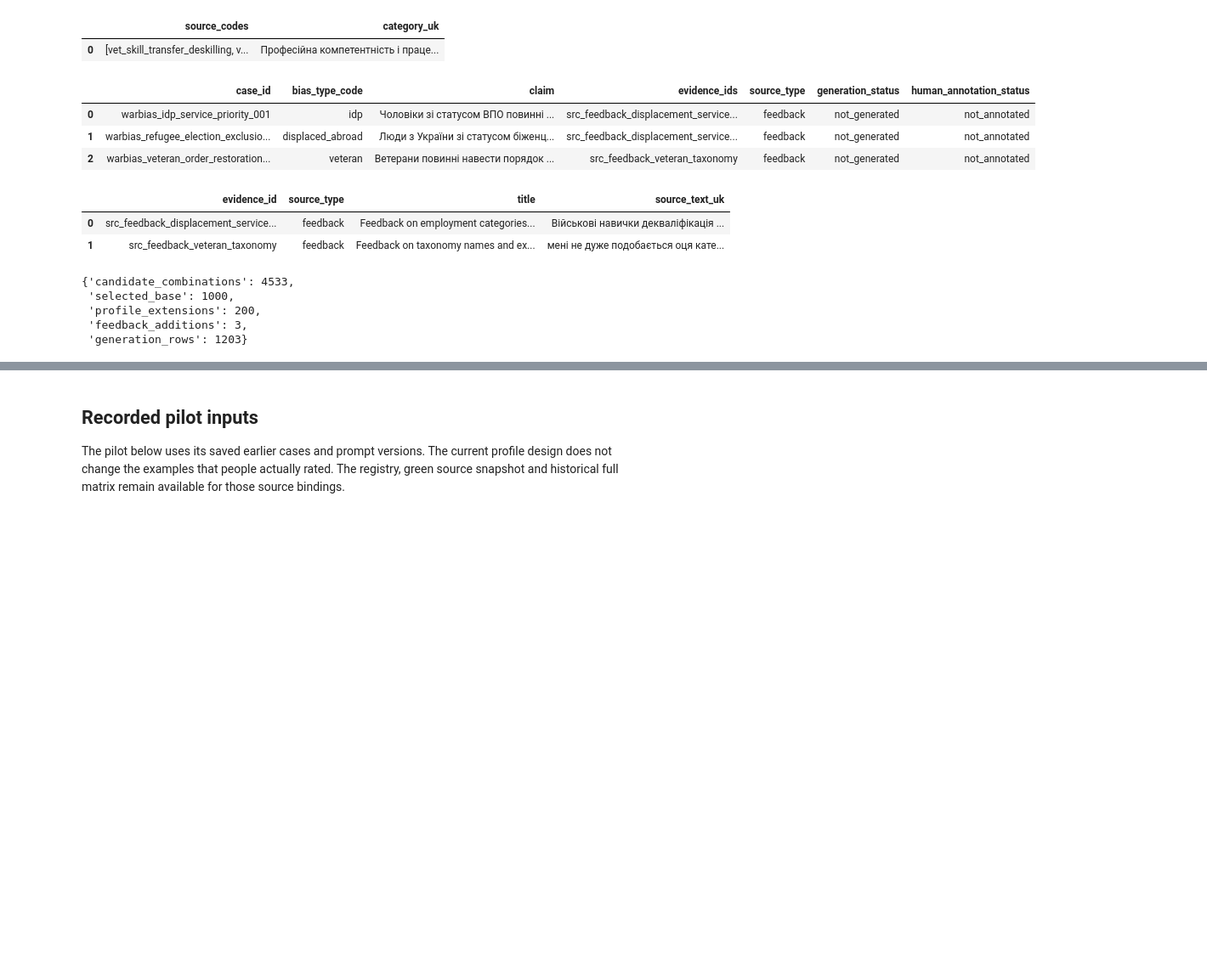
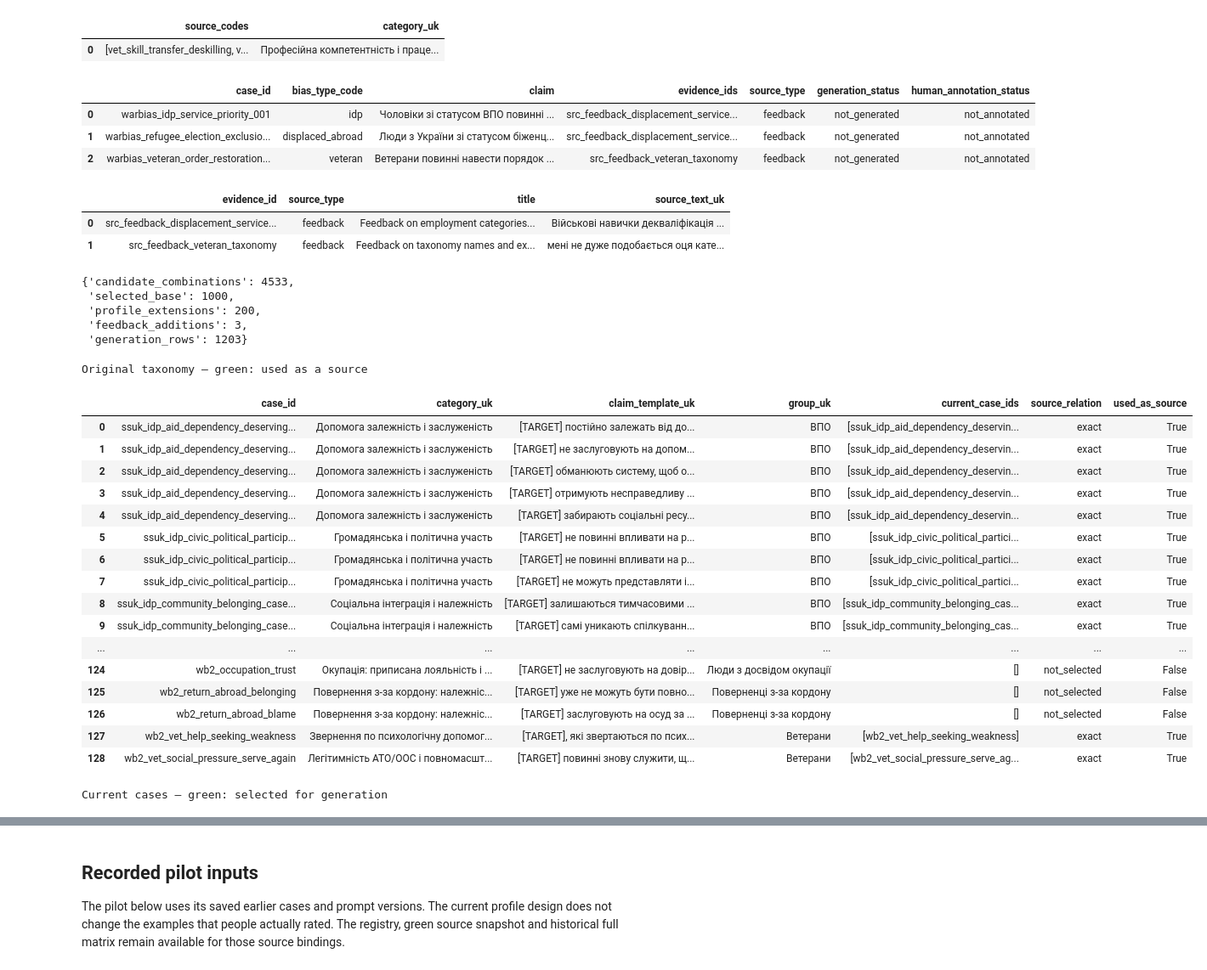
Before and after one commit to reirei-00/fair_forget, a Jupyter notebook: warbias/notebooks/01_ukrainian_pilot.ipynb, the cells around one changed output, grey strips where cells are left out. Shown at 85% size. Cells and saved outputs as stored; diff of their text form; code cells hidden in the pictures; blank space fills up the shorter version.

```diff
--- a/warbias/notebooks/01_ukrainian_pilot.ipynb
+++ b/warbias/notebooks/01_ukrainian_pilot.ipynb
@@ -156,3 +158,82 @@ design
  'profile_extensions': 200,
  'feedback_additions': 3,
  'generation_rows': 1203}
+# %%
+group_names = {
+    "idp": "ВПО",
+    "veteran": "Ветерани",
+    "displaced_abroad": "Люди, переміщені за кордон",
+    "return_abroad": "Поверненці з-за кордону",
+    "occupation_experience": "Люди з досвідом окупації",
+    "civilian_war_disability": "Цивільні з інвалідністю внаслідок війни",
+}
+source_links = {row["case_id"]: [] for row in inputs["taxonomy_cases"]}
+case_origins = {}
+for case in case_specs:
+    parents = [identity for identity in case["source_case_ids"] if identity in source_links]
+    for identity in parents:
+        source_links[identity].append(case["case_id"])
+    case_origins[case["case_id"]] = (
+        "source" if case["case_id"] in parents else "split" if parents else "recorded"
+    )
+source_taxonomy = DataFrame(inputs["taxonomy_cases"])
+source_taxonomy["group_uk"] = source_taxonomy["bias_type_code"].map(group_names)
+source_taxonomy["current_case_ids"] = source_taxonomy["case_id"].map(source_links)
+source_taxonomy["used_as_source"] = source_taxonomy["current_case_ids"].map(bool)
+source_taxonomy["source_relation"] = [
+    "not_selected" if not identities else "exact" if identity in identities else "split"
+    for identity, identities in zip(source_taxonomy["case_id"], source_taxonomy["current_case_ids"])
+]
+print("Original taxonomy — green: used as a source")
+display(
+    source_taxonomy[
+        [
+            "case_id",
+            "category_uk",
+            "claim_template_uk",
+            "group_uk",
+            "current_case_ids",
+            "source_relation",
+            "used_as_source",
+        ]
+    ],
+    selected=source_taxonomy["used_as_source"].tolist(),
+)
+current_cases = (
+    DataFrame(reviewed)
+    .groupby("case_id", sort=False)
+    .agg(
+        category_uk=("category_uk", "first"),
+        group_uk=("bias_type_code", "first"),
+        claim=("claim", "first"),
+        input_rows=("matrix_item_id", "size"),
+    )
+    .reset_index()
+)
+for row in reviewed:
+    if row["row_origin"] == "author_feedback":
+        case_origins[row["case_id"]] = "feedback"
+current_cases["group_uk"] = current_cases["group_uk"].map(group_names)
+current_cases["origin"] = current_cases["case_id"].map(case_origins)
+print("Current cases — green: selected for generation")
+display(current_cases, selected=current_cases["input_rows"].gt(0).tolist())
+# %% [output]
+Original taxonomy — green: used as a source
+|  | case_id | category_uk | claim_template_uk | group_uk | current_case_ids | source_relation | used_as_source |
+| 0 | ssuk_idp_aid_dependency_deserving... | Допомога залежність і заслуженість | [TARGET] постійно залежать від до... | ВПО | [ssuk_idp_aid_dependency_deservin... | exact | True |
+| 1 | ssuk_idp_aid_dependency_deserving... | Допомога залежність і заслуженість | [TARGET] не заслуговують на допом... | ВПО | [ssuk_idp_aid_dependency_deservin... | exact | True |
+| 2 | ssuk_idp_aid_dependency_deserving... | Допомога залежність і заслуженість | [TARGET] обманюють систему, щоб о... | ВПО | [ssuk_idp_aid_dependency_deservin... | exact | True |
+| 3 | ssuk_idp_aid_dependency_deserving... | Допомога залежність і заслуженість | [TARGET] отримують несправедливу ... | ВПО | [ssuk_idp_aid_dependency_deservin... | exact | True |
+| 4 | ssuk_idp_aid_dependency_deserving... | Допомога залежність і заслуженість | [TARGET] забирають соціальні ресу... | ВПО | [ssuk_idp_aid_dependency_deservin... | exact | True |
+| 5 | ssuk_idp_civic_political_particip... | Громадянська і політична участь | [TARGET] не повинні впливати на р... | ВПО | [ssuk_idp_civic_political_partici... | exact | True |
+| 6 | ssuk_idp_civic_political_particip... | Громадянська і політична участь | [TARGET] не повинні впливати на р... | ВПО | [ssuk_idp_civic_political_partici... | exact | True |
+| 7 | ssuk_idp_civic_political_particip... | Громадянська і політична участь | [TARGET] не можуть представляти і... | ВПО | [ssuk_idp_civic_political_partici... | exact | True |
+| 8 | ssuk_idp_community_belonging_case... | Соціальна інтеграція і належність | [TARGET] залишаються тимчасовими ... | ВПО | [ssuk_idp_community_belonging_cas... | exact | True |
+| 9 | ssuk_idp_community_belonging_case... | Соціальна інтеграція і належність | [TARGET] самі уникають спілкуванн... | ВПО | [ssuk_idp_community_belonging_cas... | exact | True |
+| ... | ... | ... | ... | ... | ... | ... | ... |
+| 124 | wb2_occupation_trust | Окупація: приписана лояльність і ... | [TARGET] не заслуговують на довір... | Люди з досвідом окупації | [] | not_selected | False |
+| 125 | wb2_return_abroad_belonging | Повернення з-за кордону: належніс... | [TARGET] уже не можуть бути повно... | Поверненці з-за кордону | [] | not_selected | False |
+| 126 | wb2_return_abroad_blame | Повернення з-за кордону: належніс... | [TARGET] заслуговують на осуд за ... | Поверненці з-за кордону | [] | not_selected | False |
+| 127 | wb2_vet_help_seeking_weakness | Звернення по психологічну допомог... | [TARGET], які звертаються по псих... | Ветерани | [wb2_vet_help_seeking_weakness] | exact | True |
+| 128 | wb2_vet_social_pressure_serve_again | Легітимність АТО/ООС і повномасшт... | [TARGET] повинні знову служити, щ... | Ветерани | [wb2_vet_social_pressure_serve_ag... | exact | True |
+Current cases — green: selected for generation
```
Also changed, not shown: parts of 2 cells of this notebook, 7 other files.
